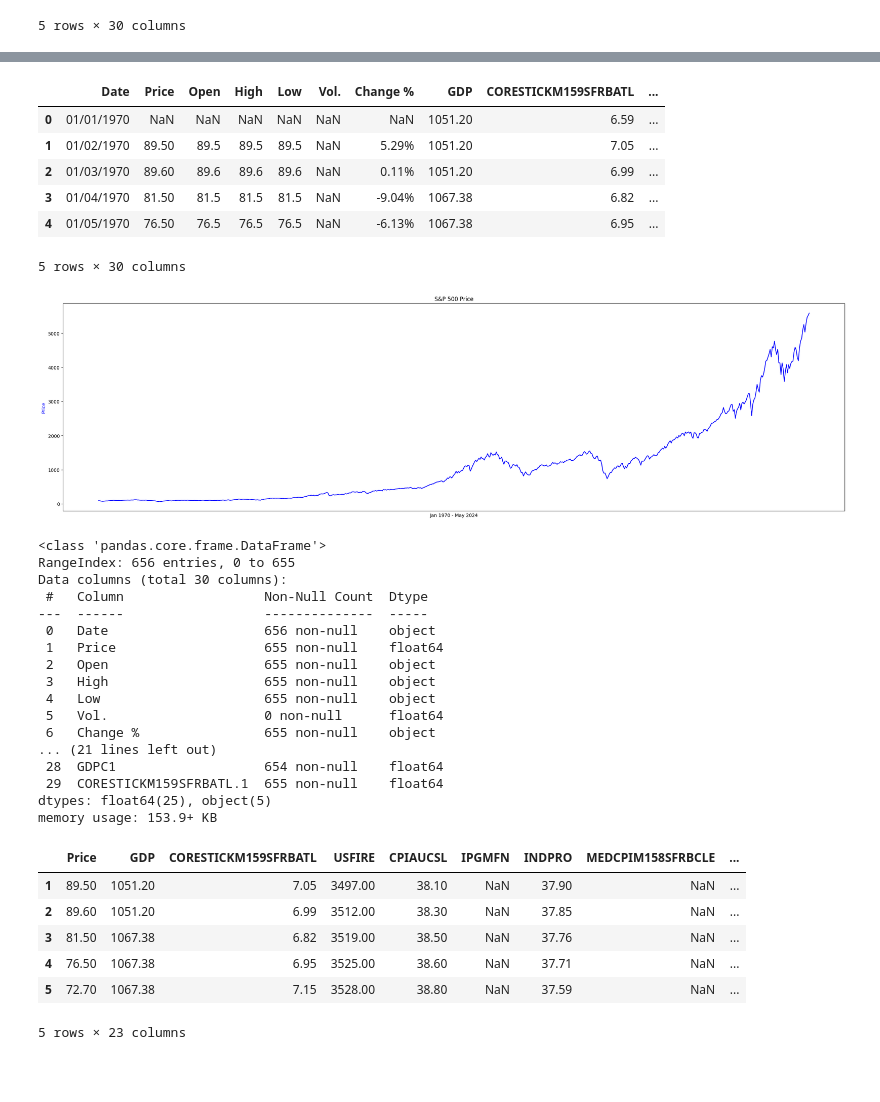
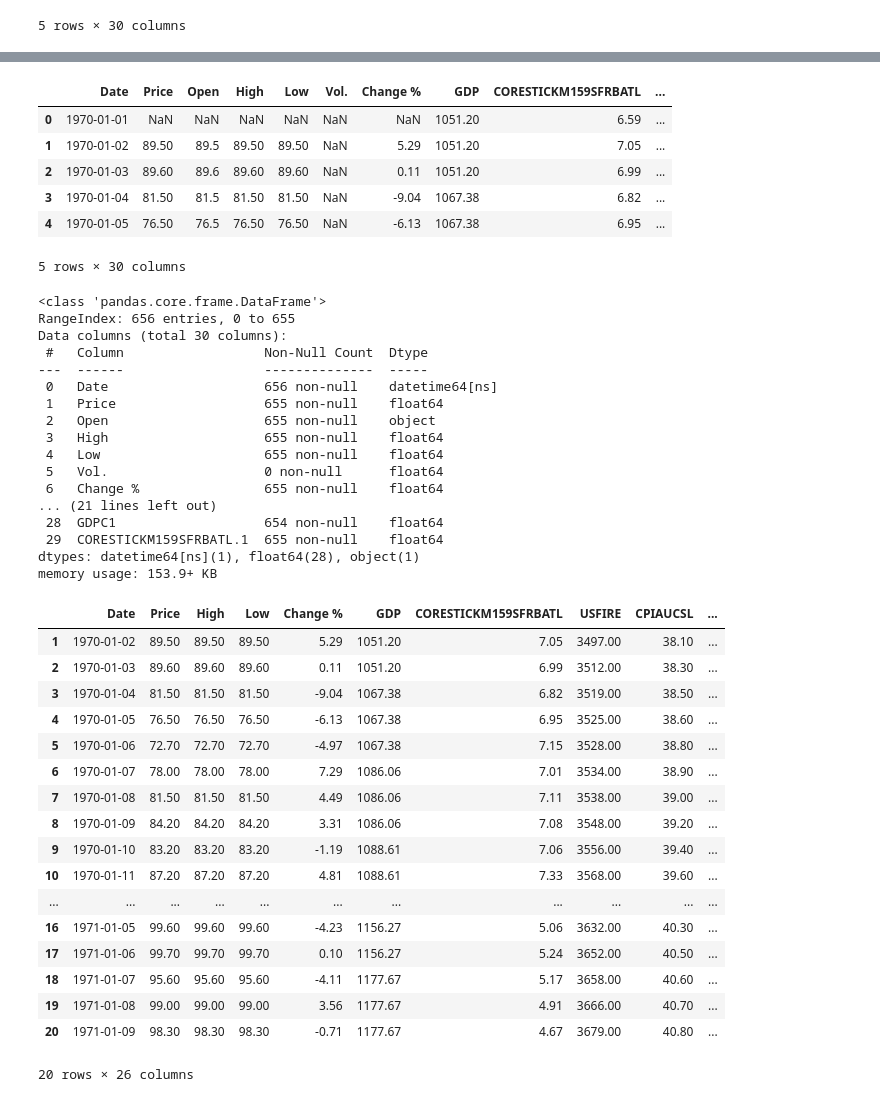
Before and after one commit to burakakay/SP-500-Price-Predictor-Project, a Jupyter notebook: S&P_500_Price_Prediction.ipynb, the cells around one changed output, grey strips where cells are left out. Cells and saved outputs as stored; diff of their text form; code cells hidden in the pictures; blank space fills up the shorter version.

```diff
--- a/S&P_500_Price_Prediction.ipynb
+++ b/S&P_500_Price_Prediction.ipynb
@@ -149,30 +154,24 @@ Data columns (total 30 columns):
 dtypes: float64(24), object(6)
 memory usage: 153.9+ KB
 # %%
-df.Date = pd.DataFrame(df.Date)
+df.Date = pd.to_datetime(df.Date)
 df['Price'] = df['Price'].str.replace(',','')
 df['Price'] = df['Price'].astype(float)
+df['Change %'] = df['Change %'].str.replace('%','')
+df['Change %'] = df['Change %'].astype(float)
+df['High'] = df['High'].str.replace(',','')
+df['High'] = df['High'].astype(float)
+df['Low'] = df['Low'].str.replace(',','')
+df['Low'] = df['Low'].astype(float)
 df.head()
 # %% [output]
 |  | Date | Price | Open | High | Low | Vol. | Change % | GDP | CORESTICKM159SFRBATL | ... |
-| 0 | 01/01/1970 | NaN | NaN | NaN | NaN | NaN | NaN | 1051.20 | 6.59 | ... |
-| 1 | 01/02/1970 | 89.50 | 89.5 | 89.5 | 89.5 | NaN | 5.29% | 1051.20 | 7.05 | ... |
-| 2 | 01/03/1970 | 89.60 | 89.6 | 89.6 | 89.6 | NaN | 0.11% | 1051.20 | 6.99 | ... |
-| 3 | 01/04/1970 | 81.50 | 81.5 | 81.5 | 81.5 | NaN | -9.04% | 1067.38 | 6.82 | ... |
-| 4 | 01/05/1970 | 76.50 | 76.5 | 76.5 | 76.5 | NaN | -6.13% | 1067.38 | 6.95 | ... |
+| 0 | 1970-01-01 | NaN | NaN | NaN | NaN | NaN | NaN | 1051.20 | 6.59 | ... |
+| 1 | 1970-01-02 | 89.50 | 89.5 | 89.50 | 89.50 | NaN | 5.29 | 1051.20 | 7.05 | ... |
+| 2 | 1970-01-03 | 89.60 | 89.6 | 89.60 | 89.60 | NaN | 0.11 | 1051.20 | 6.99 | ... |
+| 3 | 1970-01-04 | 81.50 | 81.5 | 81.50 | 81.50 | NaN | -9.04 | 1067.38 | 6.82 | ... |
+| 4 | 1970-01-05 | 76.50 | 76.5 | 76.50 | 76.50 | NaN | -6.13 | 1067.38 | 6.95 | ... |
 5 rows × 30 columns
-# %%
-plt.figure(figsize=(30, 8))
-
-plt.plot(df.index, df.Price, color='blue')
-plt.xlabel('Jan 1970 - May 2024')
-plt.ylabel('Price', color='blue',)
-plt.title('S&P 500 Price')
-plt.xticks([])
-
-plt.show()
-# %% [output]
-[figure, removed]
 # %%
 df.info()
 # %% [output]
@@ -181,30 +180,43 @@ RangeIndex: 656 entries, 0 to 655
 Data columns (total 30 columns):
  #   Column                  Non-Null Count  Dtype
 ---  ------                  --------------  -----
- 0   Date                    656 non-null    object
+ 0   Date                    656 non-null    datetime64[ns]
  1   Price                   655 non-null    float64
  2   Open                    655 non-null    object
- 3   High                    655 non-null    object
- 4   Low                     655 non-null    object
+ 3   High                    655 non-null    float64
+ 4   Low                     655 non-null    float64
  5   Vol.                    0 non-null      float64
- 6   Change %                655 non-null    object
+ 6   Change %                655 non-null    float64
 ... (21 lines left out)
  28  GDPC1                   654 non-null    float64
  29  CORESTICKM159SFRBATL.1  655 non-null    float64
-dtypes: float64(25), object(5)
+dtypes: datetime64[ns](1), float64(28), object(1)
 memory usage: 153.9+ KB
 # %%
-df_1 = df.drop(['Vol.','FPCPITOTLZGUSA','Open','High','Low','Change %','Date'],axis=1)
-df_1 = df_1.drop(0,axis=0)
-df_1.head()
+df_1 = df.drop(['Vol.','FPCPITOTLZGUSA','Open','LNS13026638','MEDCPIM158SFRBCLE'],axis=1)
+df_1.drop(df_1.head(1).index, inplace = True)
+df_1.drop(df_1.tail(1).index, inplace = True)
+df_1['Range'] = df_1['High']-df_1['Low']
+df_1.head(20)
 # %% [output]
-|  | Price | GDP | CORESTICKM159SFRBATL | USFIRE | CPIAUCSL | IPGMFN | INDPRO | MEDCPIM158SFRBCLE | ... |
-| 1 | 89.50 | 1051.20 | 7.05 | 3497.00 | 38.10 | NaN | 37.90 | NaN | ... |
-| 2 | 89.60 | 1051.20 | 6.99 | 3512.00 | 38.30 | NaN | 37.85 | NaN | ... |
-| 3 | 81.50 | 1067.38 | 6.82 | 3519.00 | 38.50 | NaN | 37.76 | NaN | ... |
-| 4 | 76.50 | 1067.38 | 6.95 | 3525.00 | 38.60 | NaN | 37.71 | NaN | ... |
-| 5 | 72.70 | 1067.38 | 7.15 | 3528.00 | 38.80 | NaN | 37.59 | NaN | ... |
+|  | Date | Price | High | Low | Change % | GDP | CORESTICKM159SFRBATL | USFIRE | CPIAUCSL | ... |
+| 1 | 1970-01-02 | 89.50 | 89.50 | 89.50 | 5.29 | 1051.20 | 7.05 | 3497.00 | 38.10 | ... |
+| 2 | 1970-01-03 | 89.60 | 89.60 | 89.60 | 0.11 | 1051.20 | 6.99 | 3512.00 | 38.30 | ... |
+| 3 | 1970-01-04 | 81.50 | 81.50 | 81.50 | -9.04 | 1067.38 | 6.82 | 3519.00 | 38.50 | ... |
+| 4 | 1970-01-05 | 76.50 | 76.50 | 76.50 | -6.13 | 1067.38 | 6.95 | 3525.00 | 38.60 | ... |
+| 5 | 1970-01-06 | 72.70 | 72.70 | 72.70 | -4.97 | 1067.38 | 7.15 | 3528.00 | 38.80 | ... |
+| 6 | 1970-01-07 | 78.00 | 78.00 | 78.00 | 7.29 | 1086.06 | 7.01 | 3534.00 | 38.90 | ... |
+| 7 | 1970-01-08 | 81.50 | 81.50 | 81.50 | 4.49 | 1086.06 | 7.11 | 3538.00 | 39.00 | ... |
+| 8 | 1970-01-09 | 84.20 | 84.20 | 84.20 | 3.31 | 1086.06 | 7.08 | 3548.00 | 39.20 | ... |
+| 9 | 1970-01-10 | 83.20 | 83.20 | 83.20 | -1.19 | 1088.61 | 7.06 | 3556.00 | 39.40 | ... |
+| 10 | 1970-01-11 | 87.20 | 87.20 | 87.20 | 4.81 | 1088.61 | 7.33 | 3568.00 | 39.60 | ... |
+| ... | ... | ... | ... | ... | ... | ... | ... | ... | ... | ... |
+| 16 | 1971-01-05 | 99.60 | 99.60 | 99.60 | -4.23 | 1156.27 | 5.06 | 3632.00 | 40.30 | ... |
+| 17 | 1971-01-06 | 99.70 | 99.70 | 99.70 | 0.10 | 1156.27 | 5.24 | 3652.00 | 40.50 | ... |
+| 18 | 1971-01-07 | 95.60 | 95.60 | 95.60 | -4.11 | 1177.67 | 5.17 | 3658.00 | 40.60 | ... |
+| 19 | 1971-01-08 | 99.00 | 99.00 | 99.00 | 3.56 | 1177.67 | 4.91 | 3666.00 | 40.70 | ... |
+| 20 | 1971-01-09 | 98.30 | 98.30 | 98.30 | -0.71 | 1177.67 | 4.67 | 3679.00 | 40.80 | ... |
-5 rows × 23 columns
+20 rows × 26 columns
 # %%
 df_1.info()
 # %% [output]
```
Also changed, not shown: parts of 32 cells of this notebook.
